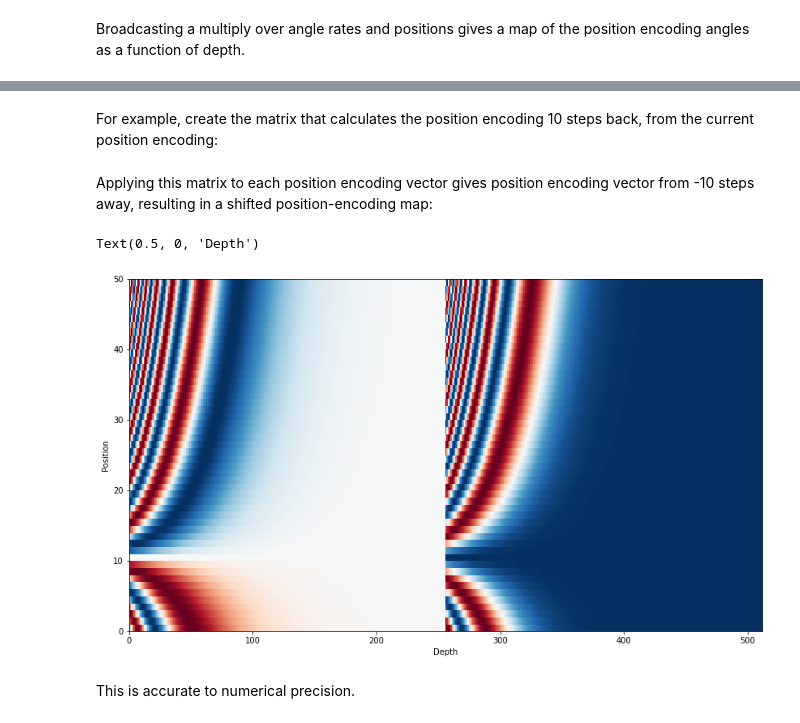
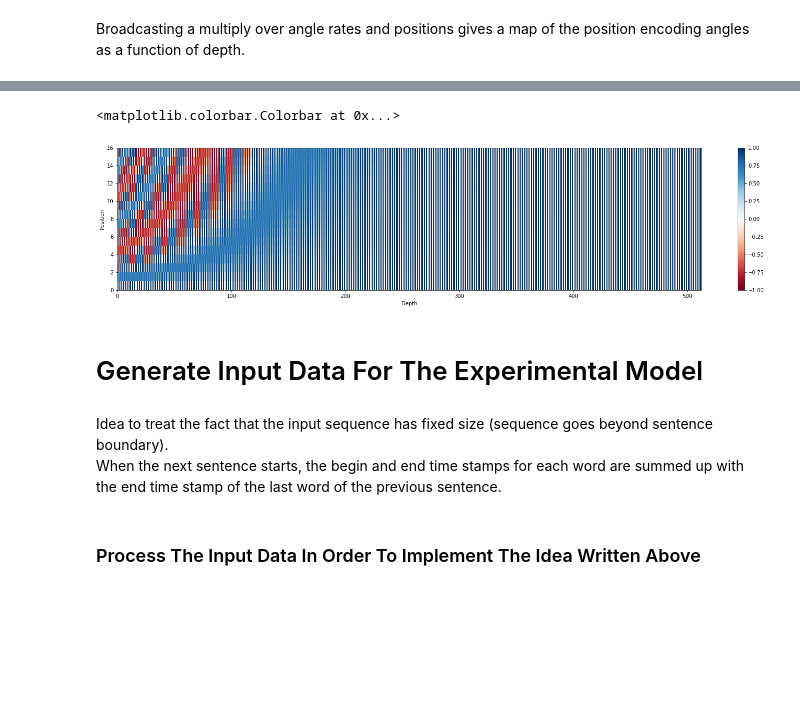
Before and after one commit to mattiaguerri/PunctuatorBERT_TF2, a Jupyter notebook: position_encoding_01.ipynb, the cells around one changed output, grey strips where cells are left out. Saved outputs shown, nothing was run; the diff lists cells and outputs as text; code cells hidden in the pictures; blank space fills up the shorter version.

```diff
--- a/position_encoding_01.ipynb
+++ b/position_encoding_01.ipynb
@@ -73,0 +200,8 @@ Broadcasting a multiply over angle rates and positions gives a map of the positi
+# %%
+num_positions = 16
+depth = 512
+min_rate = 1/10000
+
+assert depth%2 == 0, "Depth must be even."
+angle_rate_exponents = np.linspace(0,1,depth//2)
+angle_rates = min_rate**(angle_rate_exponents)
@@ -98,0 +215,6 @@ print(angle_rads[10, 0:5])
+# %%
+fracPositions = positions*10/10
+print(positions.shape)
+print("")
+print(positions[0:5])
+print(fracPositions[0:5])
@@ -99,3 +226,5 @@ print(angle_rads[10, 0:5])
+# %%
+angle_rads = fracPositions[:, np.newaxis]*angle_rates[np.newaxis, :]
 # %%
 plt.figure(figsize = (14,8))
 plt.pcolormesh(
@@ -117,3 +244,6 @@ Raw angles are not a good model input (they're either unbounded, or discontinuou
 sines = np.sin(angle_rads)
 cosines = np.cos(angle_rads)
 pos_encoding = np.concatenate([sines, cosines], axis=-1)
+
+### Merge sines and cosines  properly, not with concatenate.
+example = np.reshape(np.vstack((sines, cosines)).ravel('F'), (num_positions, depth), order='F')
@@ -185,2 +272,0 @@ def transition_matrix(position_delta, angle_rates = angle_rates):
-# %% [markdown]
-For example, create the matrix that calculates the position encoding 10 steps back, from the current position encoding:
@@ -190,13 +273,12 @@ update = transition_matrix(position_delta)
-# %% [markdown]
-Applying this matrix to each position encoding vector gives position encoding vector from -10 steps away, resulting in a shifted position-encoding map:
 # %%
-plt.figure(figsize=(14,8))
-plt.pcolormesh(np.dot(pos_encoding,update), cmap='RdBu', vmin=-1, vmax=1)
+plt.figure(figsize=(25,5))
+plt.pcolormesh(example,
+               # Use a diverging colormap so it's clear where zero is.
+               cmap='RdBu', vmin=-1, vmax=1)
 plt.xlim([0,depth])
 plt.ylabel('Position')
 plt.xlabel('Depth')
+plt.colorbar()
 # %% [output]
-Text(0.5, 0, 'Depth')
+<matplotlib.colorbar.Colorbar at 0x...>
-[figure, old version]
+[figure, new version]
-# %% [markdown]
-This is accurate to numerical precision.
@@ -205,0 +285,7 @@ abs(errors).max()
+# %% [markdown]
+# Generate Input Data For The Experimental Model
+# %% [markdown]
+Idea to treat the fact that the input sequence has fixed size (sequence goes beyond sentence boundary).
+When the next sentence starts, the begin and end time stamps for each word are summed up with the end time stamp of the last word of the previous sentence.
+# %% [markdown]
+### Process The Input Data In Order To Implement The Idea Written Above
```
Also changed, not shown: parts of 58 cells of this notebook, 10 other files.
